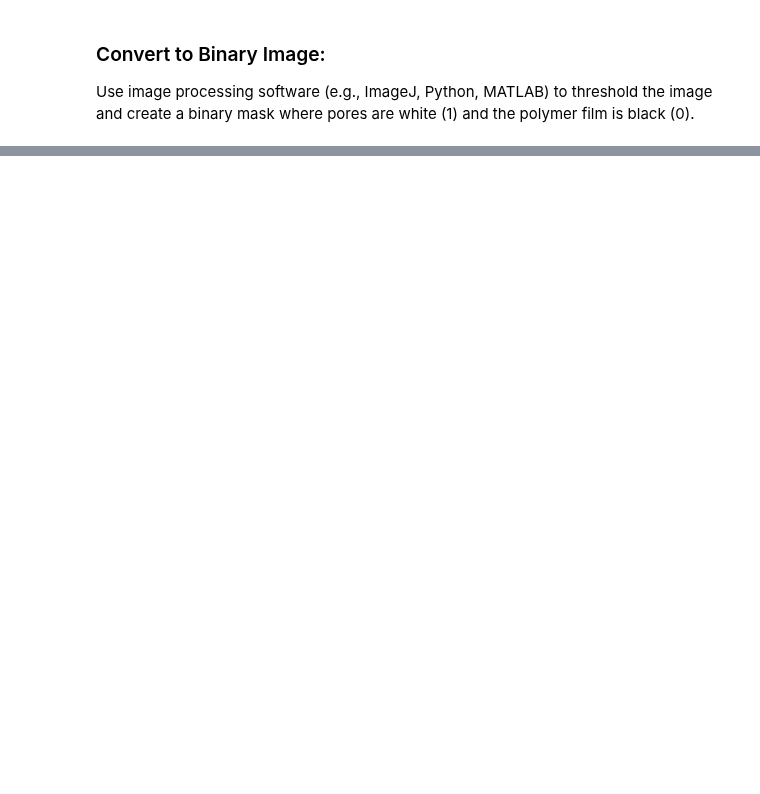
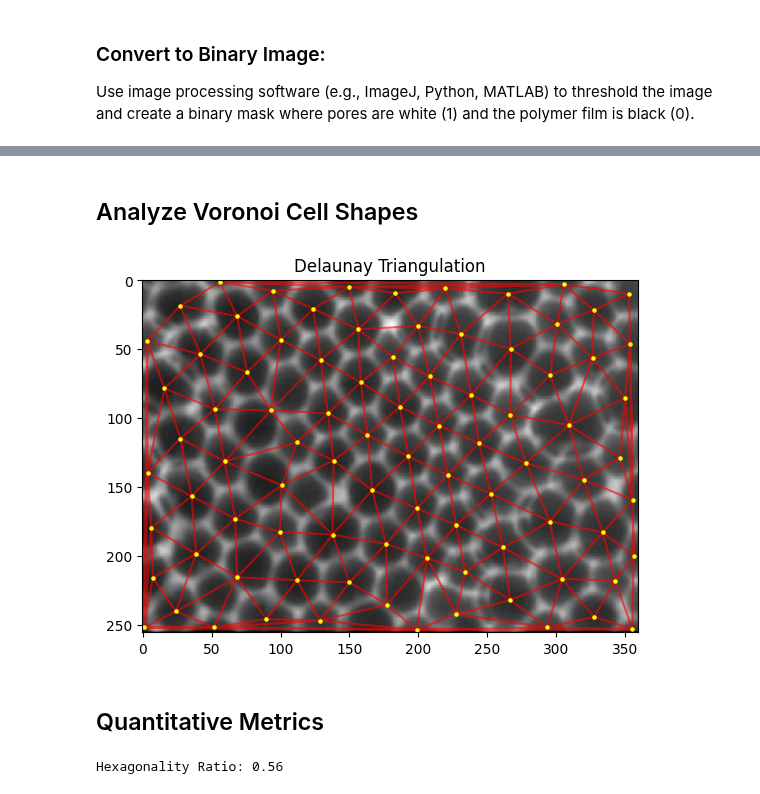
Before and after one commit to lemontang3/Python_Physics, a Jupyter notebook: Voronoi_Analysis.ipynb, the cells around one changed output, grey strips where cells are left out. Cells and saved outputs as stored; diff of their text form; code cells hidden in the pictures; blank space fills up the shorter version.

```diff
--- a/Voronoi_Analysis.ipynb
+++ b/Voronoi_Analysis.ipynb
@@ -50,0 +148,36 @@ Options selected for Qhull 2019.1.r 2019/06/21:
+# %% [markdown]
+## Analyze Voronoi Cell Shapes
+# %%
+from scipy.spatial import Delaunay
+
+# Compute Delaunay Triangulation
+tri = Delaunay(centroids)
+
+# Plot Delaunay Triangulation
+fig, ax = plt.subplots()
+ax.imshow(image, cmap='gray')
+ax.triplot(centroids[:, 1], centroids[:, 0], tri.simplices, color='red', alpha=0.6)
+plt.scatter(centroids[:, 1], centroids[:, 0], c='yellow', s=5)
+plt.title('Delaunay Triangulation')
+plt.show()
+# %% [output]
+[figure, added]
+# %% [markdown]
+## Quantitative Metrics
+# %%
+import networkx as nx
+
+# Construct Graph from Voronoi
+graph = nx.Graph()
+for i, region in enumerate(vor.regions):
+    if -1 in region or len(region) == 0:
+        continue
+    graph.add_node(i, sides=len(region))
+
+# Extract Number of Hexagonal Cells
+hexagonal_cells = [n for n, attr in graph.nodes(data=True) if attr['sides'] == 6]
+hexagonality_ratio = len(hexagonal_cells) / len(graph.nodes)
+
+print(f'Hexagonality Ratio: {hexagonality_ratio:.2f}')
+# %% [output]
+Hexagonality Ratio: 0.56
```
Also changed, not shown: parts of 6 cells of this notebook, 2 other files.
